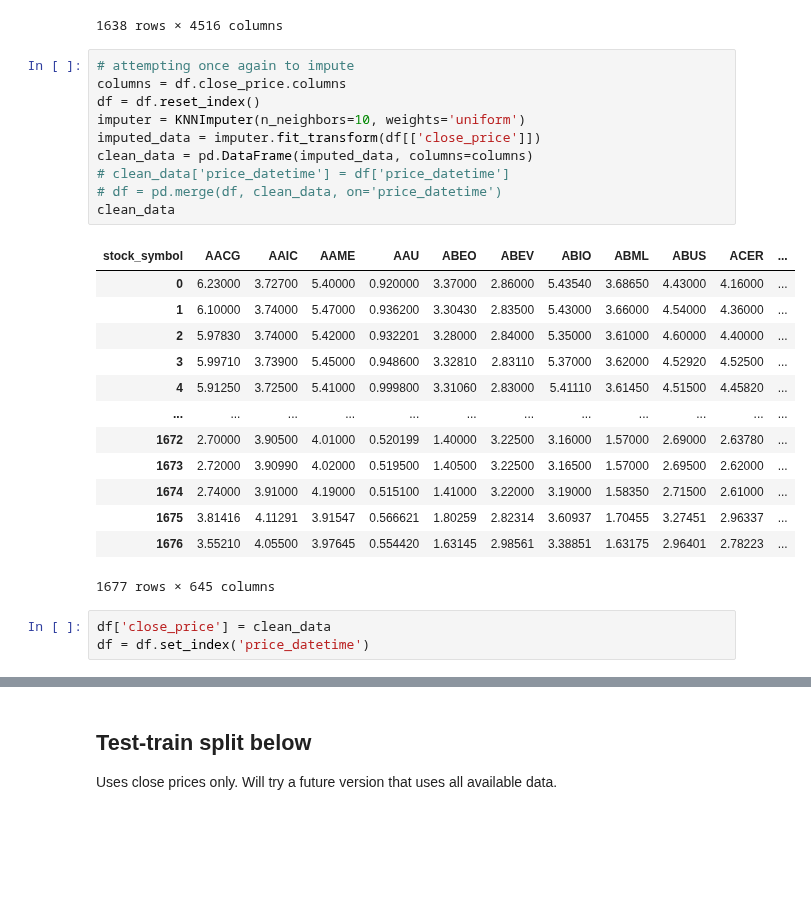
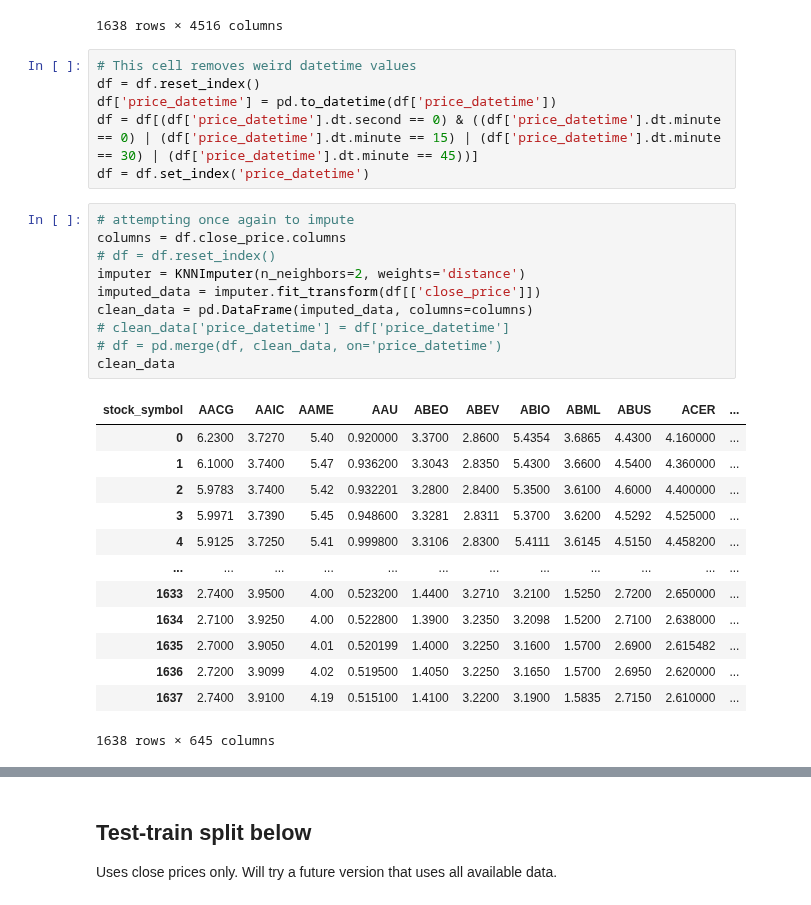
Before and after one commit to jmacdonald2010/stock-prediction, a Jupyter notebook: mlTests02_multipleTickers.ipynb, the cells around one changed output, grey strips where cells are left out. Saved outputs shown, nothing was run; the diff lists cells and outputs as text; blank space fills up the shorter version.

```diff
--- a/mlTests02_multipleTickers.ipynb
+++ b/mlTests02_multipleTickers.ipynb
@@ -153,30 +153,33 @@ df[(df['price_datetime'].dt.second == 0) & ((df['price_datetime'].dt.minute == 0
 | 1673 | 2021-05-12 15:30:00 | 2.7499 | 3.900 | 4.0100 | 0.515100 | 1.3950 | 3.225 | 3.1600 | 1.570 | ... |
 | 1674 | 2021-05-12 15:45:00 | 2.7400 | 3.905 | 4.0200 | 0.519600 | 1.4000 | 3.225 | 3.1800 | 1.575 | ... |
 1638 rows × 4516 columns
+# %%
+# This cell removes weird datetime values
+df = df.reset_index()
+df['price_datetime'] = pd.to_datetime(df['price_datetime'])
+df = df[(df['price_datetime'].dt.second == 0) & ((df['price_datetime'].dt.minute == 0) | (df['price_datetime'].dt.minute == 15) | (df['price_datetime'].dt.minute == 30) | (df['price_datetime'].dt.minute == 45))]
+df = df.set_index('price_datetime')
 # %%
 # attempting once again to impute
 columns = df.close_price.columns
-df = df.reset_index()
-imputer = KNNImputer(n_neighbors=10, weights='uniform')
+# df = df.reset_index()
+imputer = KNNImputer(n_neighbors=2, weights='distance')
 imputed_data = imputer.fit_transform(df[['close_price']])
 clean_data = pd.DataFrame(imputed_data, columns=columns)
 # clean_data['price_datetime'] = df['price_datetime']
 # df = pd.merge(df, clean_data, on='price_datetime')
 clean_data
 # %% [output]
 | stock_symbol | AACG | AAIC | AAME | AAU | ABEO | ABEV | ABIO | ABML | ABUS | ACER | ... |
-| 0 | 6.23000 | 3.72700 | 5.40000 | 0.920000 | 3.37000 | 2.86000 | 5.43540 | 3.68650 | 4.43000 | 4.16000 | ... |
-| 1 | 6.10000 | 3.74000 | 5.47000 | 0.936200 | 3.30430 | 2.83500 | 5.43000 | 3.66000 | 4.54000 | 4.36000 | ... |
-| 2 | 5.97830 | 3.74000 | 5.42000 | 0.932201 | 3.28000 | 2.84000 | 5.35000 | 3.61000 | 4.60000 | 4.40000 | ... |
-| 3 | 5.99710 | 3.73900 | 5.45000 | 0.948600 | 3.32810 | 2.83110 | 5.37000 | 3.62000 | 4.52920 | 4.52500 | ... |
-| 4 | 5.91250 | 3.72500 | 5.41000 | 0.999800 | 3.31060 | 2.83000 | 5.41110 | 3.61450 | 4.51500 | 4.45820 | ... |
+| 0 | 6.2300 | 3.7270 | 5.40 | 0.920000 | 3.3700 | 2.8600 | 5.4354 | 3.6865 | 4.4300 | 4.160000 | ... |
+| 1 | 6.1000 | 3.7400 | 5.47 | 0.936200 | 3.3043 | 2.8350 | 5.4300 | 3.6600 | 4.5400 | 4.360000 | ... |
+| 2 | 5.9783 | 3.7400 | 5.42 | 0.932201 | 3.2800 | 2.8400 | 5.3500 | 3.6100 | 4.6000 | 4.400000 | ... |
+| 3 | 5.9971 | 3.7390 | 5.45 | 0.948600 | 3.3281 | 2.8311 | 5.3700 | 3.6200 | 4.5292 | 4.525000 | ... |
+| 4 | 5.9125 | 3.7250 | 5.41 | 0.999800 | 3.3106 | 2.8300 | 5.4111 | 3.6145 | 4.5150 | 4.458200 | ... |
 | ... | ... | ... | ... | ... | ... | ... | ... | ... | ... | ... | ... |
-| 1672 | 2.70000 | 3.90500 | 4.01000 | 0.520199 | 1.40000 | 3.22500 | 3.16000 | 1.57000 | 2.69000 | 2.63780 | ... |
-| 1673 | 2.72000 | 3.90990 | 4.02000 | 0.519500 | 1.40500 | 3.22500 | 3.16500 | 1.57000 | 2.69500 | 2.62000 | ... |
-| 1674 | 2.74000 | 3.91000 | 4.19000 | 0.515100 | 1.41000 | 3.22000 | 3.19000 | 1.58350 | 2.71500 | 2.61000 | ... |
-| 1675 | 3.81416 | 4.11291 | 3.91547 | 0.566621 | 1.80259 | 2.82314 | 3.60937 | 1.70455 | 3.27451 | 2.96337 | ... |
-| 1676 | 3.55210 | 4.05500 | 3.97645 | 0.554420 | 1.63145 | 2.98561 | 3.38851 | 1.63175 | 2.96401 | 2.78223 | ... |
+| 1633 | 2.7400 | 3.9500 | 4.00 | 0.523200 | 1.4400 | 3.2710 | 3.2100 | 1.5250 | 2.7200 | 2.650000 | ... |
+| 1634 | 2.7100 | 3.9250 | 4.00 | 0.522800 | 1.3900 | 3.2350 | 3.2098 | 1.5200 | 2.7100 | 2.638000 | ... |
+| 1635 | 2.7000 | 3.9050 | 4.01 | 0.520199 | 1.4000 | 3.2250 | 3.1600 | 1.5700 | 2.6900 | 2.615482 | ... |
+| 1636 | 2.7200 | 3.9099 | 4.02 | 0.519500 | 1.4050 | 3.2250 | 3.1650 | 1.5700 | 2.6950 | 2.620000 | ... |
+| 1637 | 2.7400 | 3.9100 | 4.19 | 0.515100 | 1.4100 | 3.2200 | 3.1900 | 1.5835 | 2.7150 | 2.610000 | ... |
-1677 rows × 645 columns
+1638 rows × 645 columns
-# %%
-df['close_price'] = clean_data
-df = df.set_index('price_datetime')
```
Also changed, not shown: parts of 13 cells of this notebook, 2 other files.
